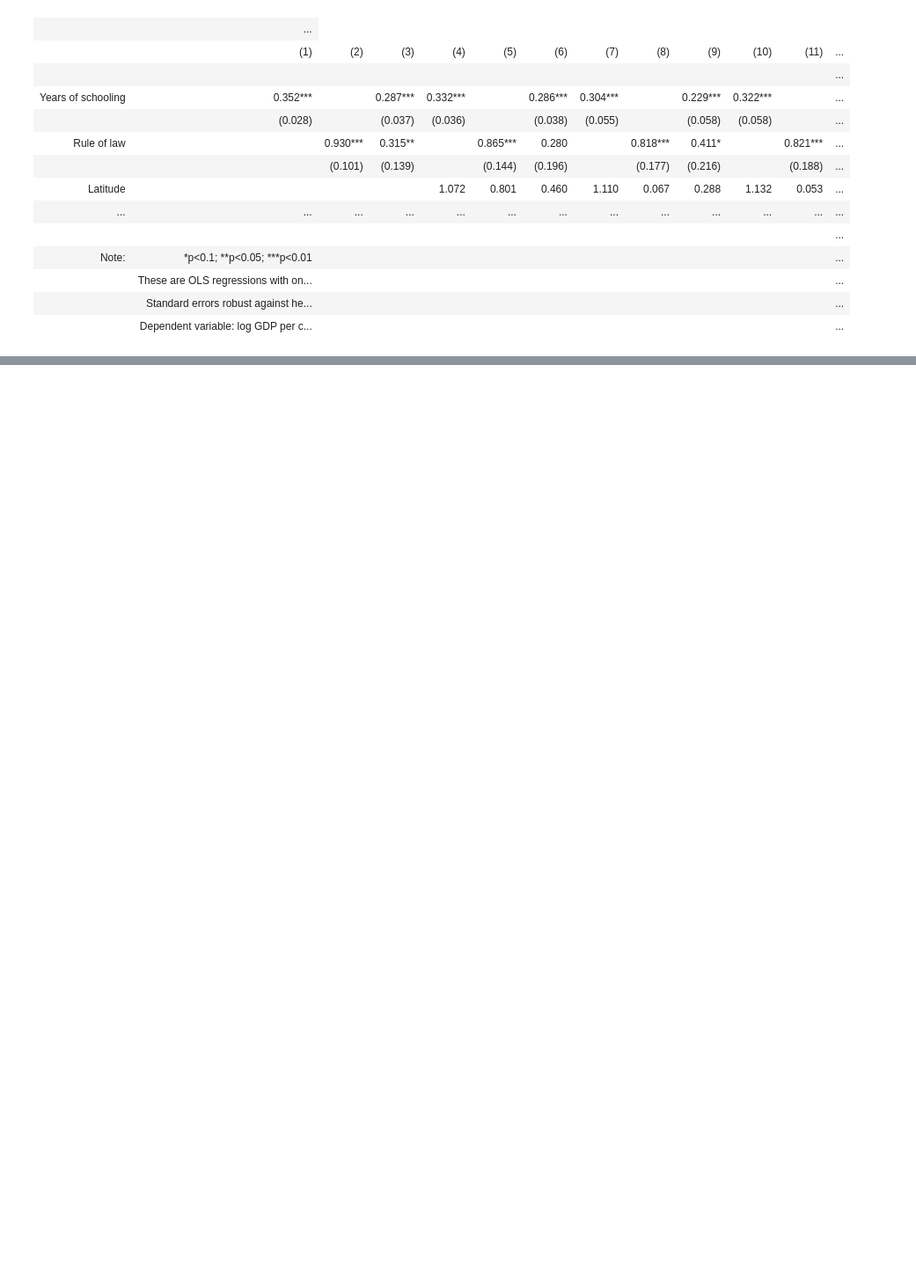
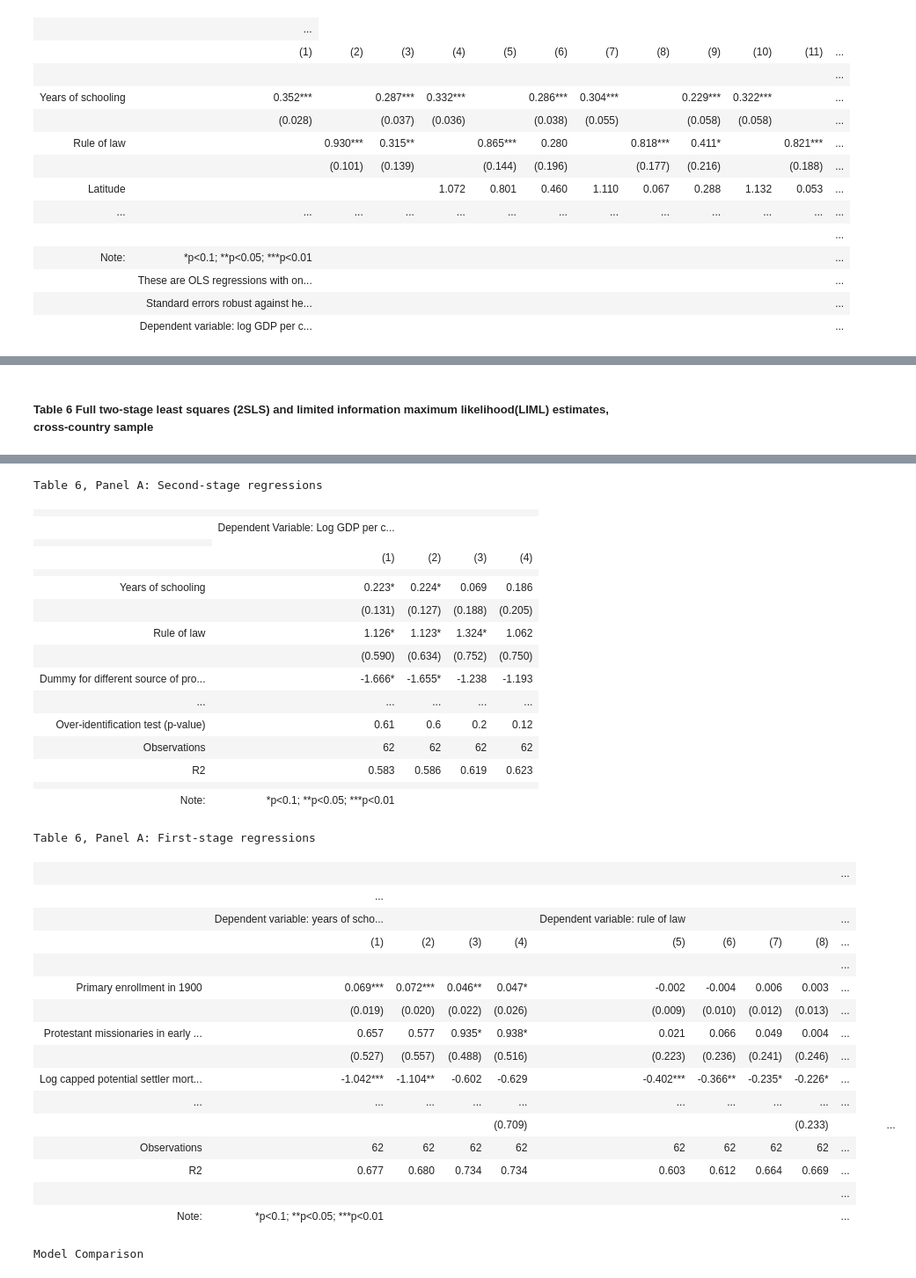
Before and after one commit to melih-damar/ose-data-science-course-project-melih-damar, a Jupyter notebook: Project_Melih_Damar.ipynb, the cells around one changed output, grey strips where cells are left out. Shown: that part at 88% size. Drawn from its saved outputs; the diff is of its cells as text; code cells hidden in the pictures; blank space fills up the shorter version.

```diff
--- a/Project_Melih_Damar.ipynb
+++ b/Project_Melih_Damar.ipynb
@@ -180,0 +398,7 @@ get_table2(country_data)
+# %% [markdown]
+##### Table 6 Full two-stage least squares (2SLS) and limited information maximum likelihood(LIML) estimates, cross-country sample <a class="anchor" id="table_6"></a>
+# %%
+table1,table2=get_table6(country_data)
+table3 =get_table6_LIML(country_data)
+display(table1,table2,table3)
+# %% [output]
@@ -180,0 +420,35 @@ get_table2(country_data)
+Table 6, Panel A: Second‐stage regressions
+|  |  |  |  |  |
+|  | Dependent Variable: Log GDP per c... |  |  |  |
+|  |
+|  | (1) | (2) | (3) | (4) |
+|  |  |  |  |  |
+| Years of schooling | 0.223* | 0.224* | 0.069 | 0.186 |
+|  | (0.131) | (0.127) | (0.188) | (0.205) |
+| Rule of law | 1.126* | 1.123* | 1.324* | 1.062 |
+|  | (0.590) | (0.634) | (0.752) | (0.750) |
+| Dummy for different source of pro... | -1.666* | -1.655* | -1.238 | -1.193 |
+| ... | ... | ... | ... | ... |
+| Over‐identification test (p‐value) | 0.61 | 0.6 | 0.2 | 0.12 |  |  |  |  |  |
+| Observations | 62 | 62 | 62 | 62 |
+| R2 | 0.583 | 0.586 | 0.619 | 0.623 |
+|  |  |  |  |  |
+| Note: | *p<0.1; **p<0.05; ***p<0.01 |  |  |  |
+Table 6, Panel A: First‐stage regressions
+|  |  |  |  |  |  |  |  |  | ... |
+|  | ... |
+|  | Dependent variable: years of scho... |  |  |  | Dependent variable: rule of law |  |  |  | ... |
+|  | (1) | (2) | (3) | (4) | (5) | (6) | (7) | (8) | ... |
+|  |  |  |  |  |  |  |  |  | ... |
+| Primary enrollment in 1900 | 0.069*** | 0.072*** | 0.046** | 0.047* | -0.002 | -0.004 | 0.006 | 0.003 | ... |
+|  | (0.019) | (0.020) | (0.022) | (0.026) | (0.009) | (0.010) | (0.012) | (0.013) | ... |
+| Protestant missionaries in early ... | 0.657 | 0.577 | 0.935* | 0.938* | 0.021 | 0.066 | 0.049 | 0.004 | ... |
+|  | (0.527) | (0.557) | (0.488) | (0.516) | (0.223) | (0.236) | (0.241) | (0.246) | ... |
+| Log capped potential settler mort... | -1.042*** | -1.104** | -0.602 | -0.629 | -0.402*** | -0.366** | -0.235* | -0.226* | ... |
+| ... | ... | ... | ... | ... | ... | ... | ... | ... | ... |
+|  |  |  |  | (0.709) |  |  |  | (0.233) |  |  |  | ... |
+| Observations | 62 | 62 | 62 | 62 | 62 | 62 | 62 | 62 | ... |
+| R2 | 0.677 | 0.680 | 0.734 | 0.734 | 0.603 | 0.612 | 0.664 | 0.669 | ... |
+|  |  |  |  |  |  |  |  |  | ... |
+| Note: | *p<0.1; **p<0.05; ***p<0.01 |  |  |  |  |  |  |  | ... |
+Model Comparison
```
Also changed, not shown: parts of 36 cells of this notebook.
